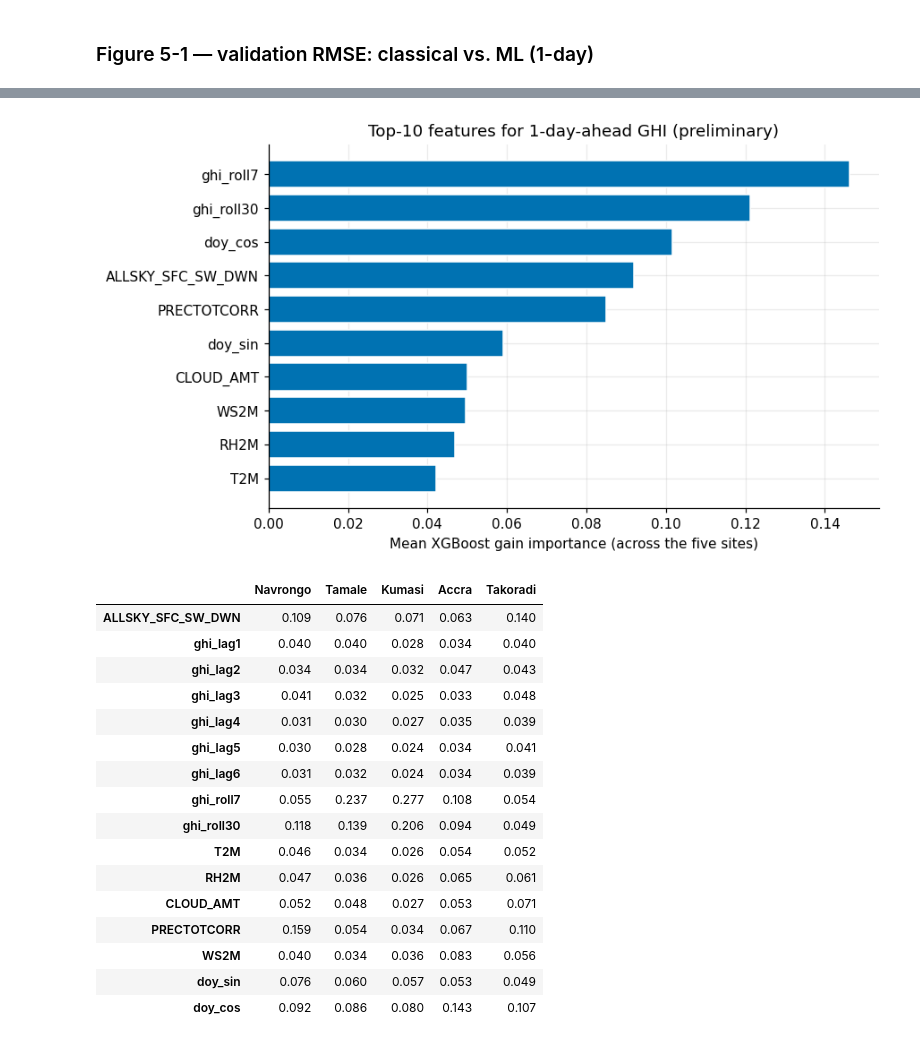
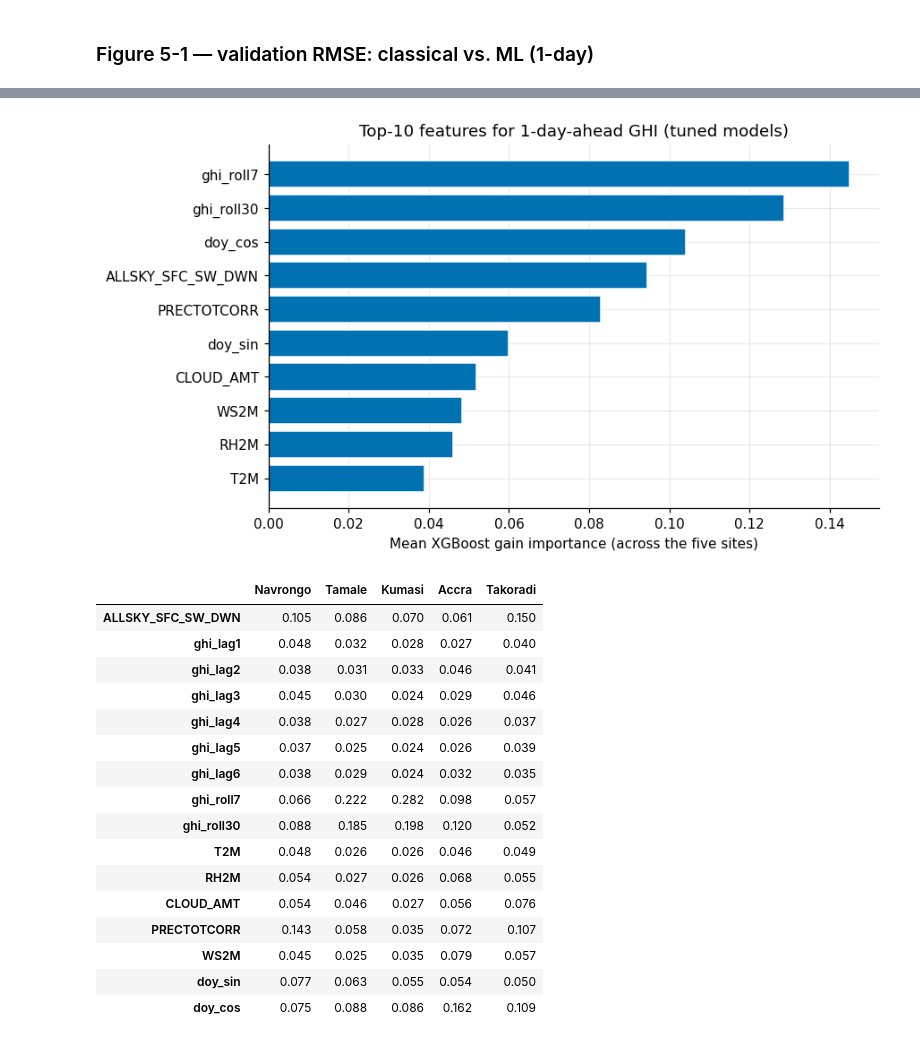
Before and after one commit to kudumens/capstone-solar-ghana, a Jupyter notebook: notebooks/05_ml_models.ipynb, the cells around one changed output, grey strips where cells are left out. Saved outputs shown, nothing was run; the diff lists cells and outputs as text; code cells hidden in the pictures.

```diff
--- a/notebooks/05_ml_models.ipynb
+++ b/notebooks/05_ml_models.ipynb
@@ -193,35 +546,35 @@ follows in notebook 06).
 # %%
 imp = pd.DataFrame(importances)[SITE_ORDER]
 imp.columns = [SITE_LABEL[k] for k in SITE_ORDER]
 imp_mean = imp.mean(axis=1).sort_values(ascending=True)
 top = imp_mean.tail(10)
 
 fig, ax = plt.subplots(figsize=(8, 4.8))
 ax.barh(range(len(top)), top.values, color='#0072B2', edgecolor='white')
 ax.set_yticks(range(len(top))); ax.set_yticklabels(top.index)
 ax.set_xlabel('Mean XGBoost gain importance (across the five sites)')
-ax.set_title('Top-10 features for 1-day-ahead GHI (preliminary)')
+ax.set_title('Top-10 features for 1-day-ahead GHI (tuned models)')
 fig.savefig(FIGDIR / 'fig_05_2_feature_importance.png')
 plt.show()
 
 imp.round(3).to_csv(RESULTS / 'ml_feature_importance_1day.csv')
 imp.round(3)
 # %% [output]
-[figure, old version]
+[figure, new version]
 |  | Navrongo | Tamale | Kumasi | Accra | Takoradi |
-| ALLSKY_SFC_SW_DWN | 0.109 | 0.076 | 0.071 | 0.063 | 0.140 |
-| ghi_lag1 | 0.040 | 0.040 | 0.028 | 0.034 | 0.040 |
-| ghi_lag2 | 0.034 | 0.034 | 0.032 | 0.047 | 0.043 |
-| ghi_lag3 | 0.041 | 0.032 | 0.025 | 0.033 | 0.048 |
-| ghi_lag4 | 0.031 | 0.030 | 0.027 | 0.035 | 0.039 |
-| ghi_lag5 | 0.030 | 0.028 | 0.024 | 0.034 | 0.041 |
-| ghi_lag6 | 0.031 | 0.032 | 0.024 | 0.034 | 0.039 |
-| ghi_roll7 | 0.055 | 0.237 | 0.277 | 0.108 | 0.054 |
-| ghi_roll30 | 0.118 | 0.139 | 0.206 | 0.094 | 0.049 |
-| T2M | 0.046 | 0.034 | 0.026 | 0.054 | 0.052 |
-| RH2M | 0.047 | 0.036 | 0.026 | 0.065 | 0.061 |
-| CLOUD_AMT | 0.052 | 0.048 | 0.027 | 0.053 | 0.071 |
-| PRECTOTCORR | 0.159 | 0.054 | 0.034 | 0.067 | 0.110 |
-| WS2M | 0.040 | 0.034 | 0.036 | 0.083 | 0.056 |
-| doy_sin | 0.076 | 0.060 | 0.057 | 0.053 | 0.049 |
-| doy_cos | 0.092 | 0.086 | 0.080 | 0.143 | 0.107 |
+| ALLSKY_SFC_SW_DWN | 0.105 | 0.086 | 0.070 | 0.061 | 0.150 |
+| ghi_lag1 | 0.048 | 0.032 | 0.028 | 0.027 | 0.040 |
+| ghi_lag2 | 0.038 | 0.031 | 0.033 | 0.046 | 0.041 |
+| ghi_lag3 | 0.045 | 0.030 | 0.024 | 0.029 | 0.046 |
+| ghi_lag4 | 0.038 | 0.027 | 0.028 | 0.026 | 0.037 |
+| ghi_lag5 | 0.037 | 0.025 | 0.024 | 0.026 | 0.039 |
+| ghi_lag6 | 0.038 | 0.029 | 0.024 | 0.032 | 0.035 |
+| ghi_roll7 | 0.066 | 0.222 | 0.282 | 0.098 | 0.057 |
+| ghi_roll30 | 0.088 | 0.185 | 0.198 | 0.120 | 0.052 |
+| T2M | 0.048 | 0.026 | 0.026 | 0.046 | 0.049 |
+| RH2M | 0.054 | 0.027 | 0.026 | 0.068 | 0.055 |
+| CLOUD_AMT | 0.054 | 0.046 | 0.027 | 0.056 | 0.076 |
+| PRECTOTCORR | 0.143 | 0.058 | 0.035 | 0.072 | 0.107 |
+| WS2M | 0.045 | 0.025 | 0.035 | 0.079 | 0.057 |
+| doy_sin | 0.077 | 0.063 | 0.055 | 0.054 | 0.050 |
+| doy_cos | 0.075 | 0.088 | 0.086 | 0.162 | 0.109 |
```
Also changed, not shown: parts of 23 cells of this notebook, 47 other files.
